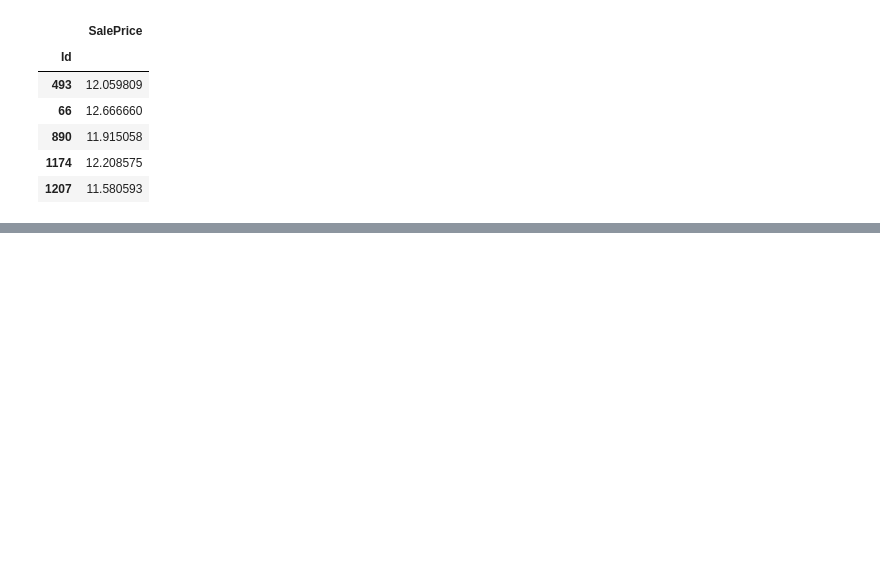
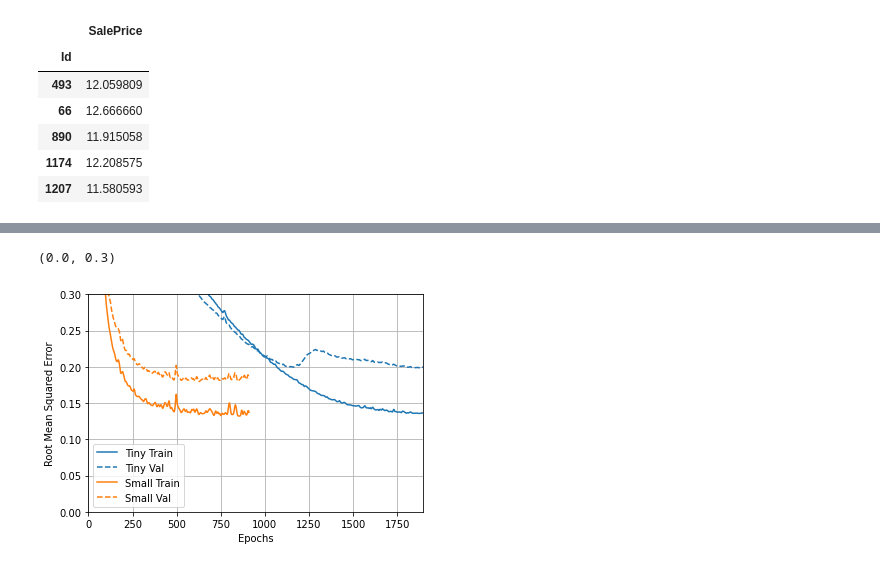
Before and after one commit to Chudy246/House_Prices_kaggle_challenge, a Jupyter notebook: 5-1_Model building in tensorflow.ipynb, the cells around one changed output, grey strips where cells are left out. Cells and saved outputs as stored; diff of their text form; code cells hidden in the pictures; blank space fills up the shorter version.

```diff
--- a/5-1_Model building in tensorflow.ipynb
+++ b/5-1_Model building in tensorflow.ipynb
@@ -100,0 +156,9 @@ def get_callbacks(name):
+# %%
+# Let's try a small model
+small_model = tf.keras.Sequential([
+  layers.Dense(32, activation='elu', input_shape=(FEATURES,)),
+  layers.Dense(32, activation='elu'),
+  layers.Dense(1)
+])
+
+size_histories["Small"] = compile_and_fit(small_model, 'sizes/Small')
@@ -100,0 +183,6 @@ def get_callbacks(name):
+# %%
+plotter.plot(size_histories, smoothing_std=10)
+plt.ylim([0, 0.3])
+# %% [output]
+(0.0, 0.3)
+[figure, added]
```
Also changed, not shown: parts of 19 cells of this notebook, 3 other files.
